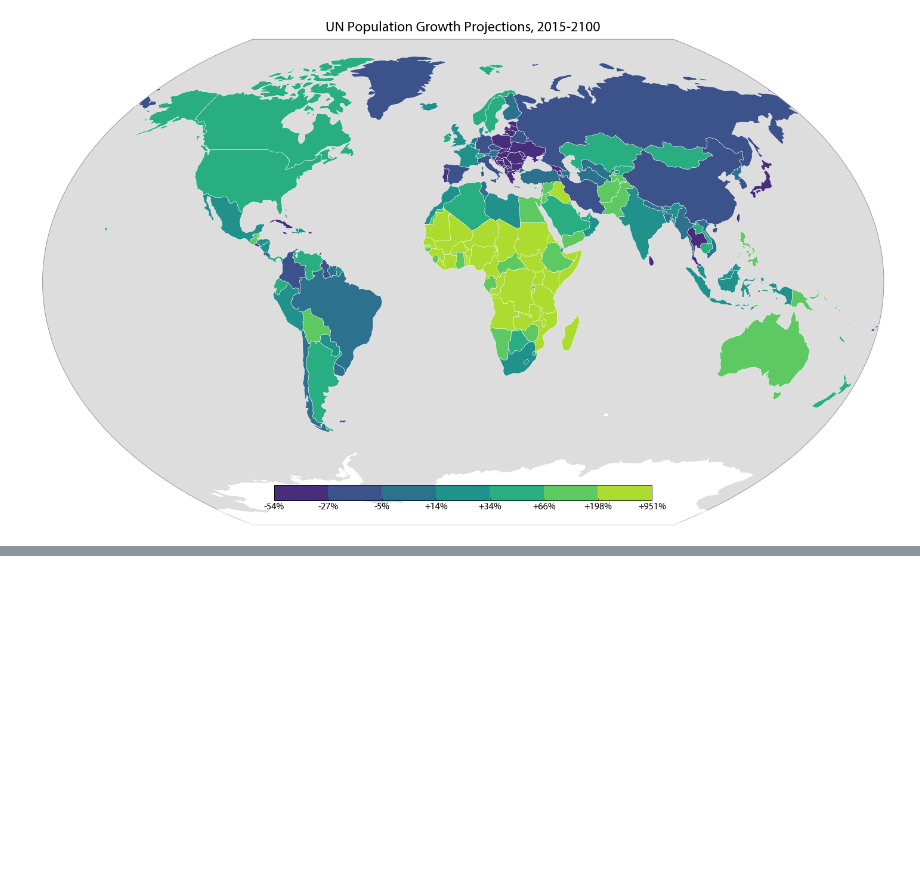
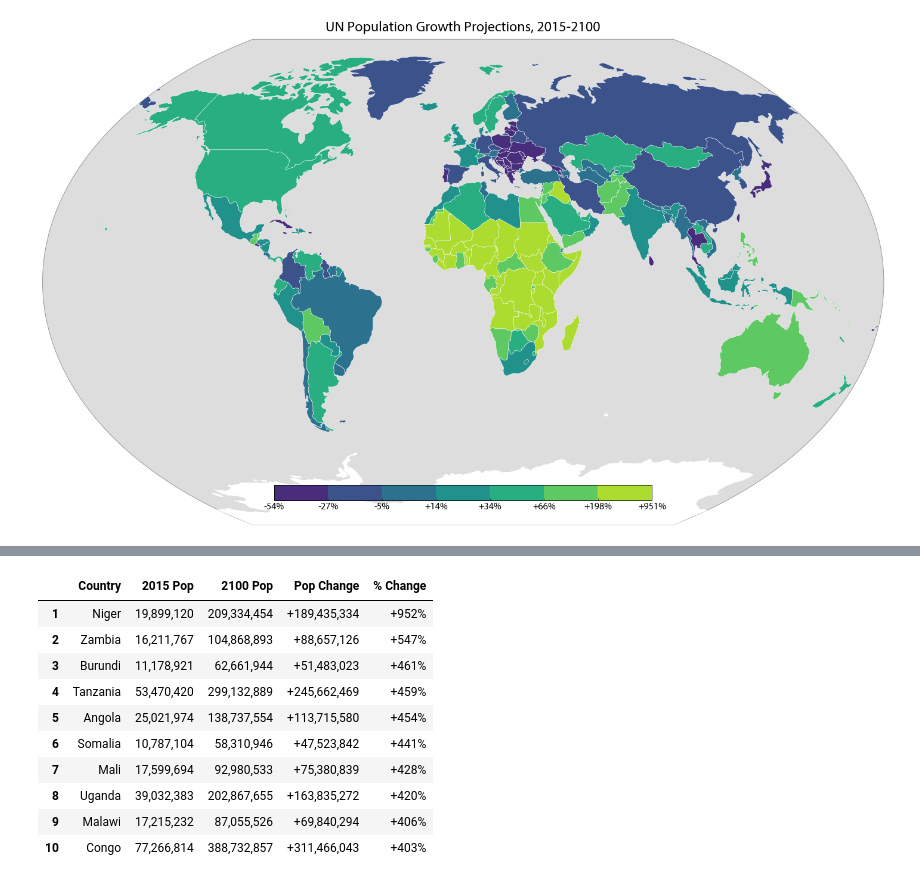
Before and after one commit to gboeing/ppde642, a Jupyter notebook: Examples-and-Demos/population-projections/visualize-population-projections.ipynb, the cells around one changed output, grey strips where cells are left out. Drawn from its saved outputs; the diff is of its cells as text; code cells hidden in the pictures; blank space fills up the shorter version.

```diff
--- a/Examples-and-Demos/population-projections/visualize-population-projections.ipynb
+++ b/Examples-and-Demos/population-projections/visualize-population-projections.ipynb
@@ -214,0 +278,17 @@ plt.show()
+# %%
+# show the 10 countries projecting the greatest % population increase
+change = change.sort_values(by='change', ascending=False, inplace=False).reset_index()
+change.index = change.index.map(lambda x: x + 1)
+change[['Country', '2015 Pop', '2100 Pop', 'Pop Change', '% Change']].head(10)
+# %% [output]
+|  | Country | 2015 Pop | 2100 Pop | Pop Change | % Change |
+| 1 | Niger | 19,899,120 | 209,334,454 | +189,435,334 | +952% |
+| 2 | Zambia | 16,211,767 | 104,868,893 | +88,657,126 | +547% |
+| 3 | Burundi | 11,178,921 | 62,661,944 | +51,483,023 | +461% |
+| 4 | Tanzania | 53,470,420 | 299,132,889 | +245,662,469 | +459% |
+| 5 | Angola | 25,021,974 | 138,737,554 | +113,715,580 | +454% |
+| 6 | Somalia | 10,787,104 | 58,310,946 | +47,523,842 | +441% |
+| 7 | Mali | 17,599,694 | 92,980,533 | +75,380,839 | +428% |
+| 8 | Uganda | 39,032,383 | 202,867,655 | +163,835,272 | +420% |
+| 9 | Malawi | 17,215,232 | 87,055,526 | +69,840,294 | +406% |
+| 10 | Congo | 77,266,814 | 388,732,857 | +311,466,043 | +403% |
```
Also changed, not shown: parts of 16 cells of this notebook.
